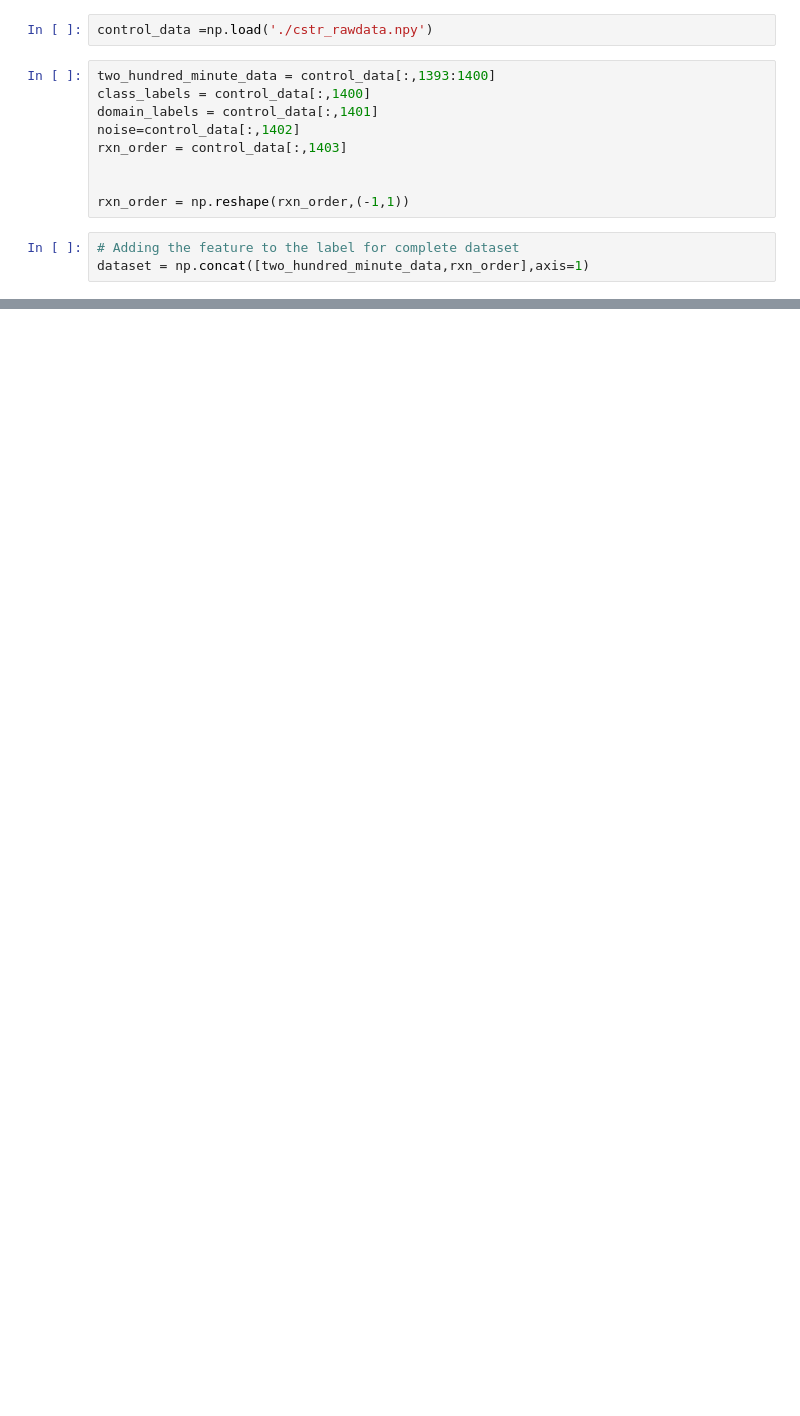
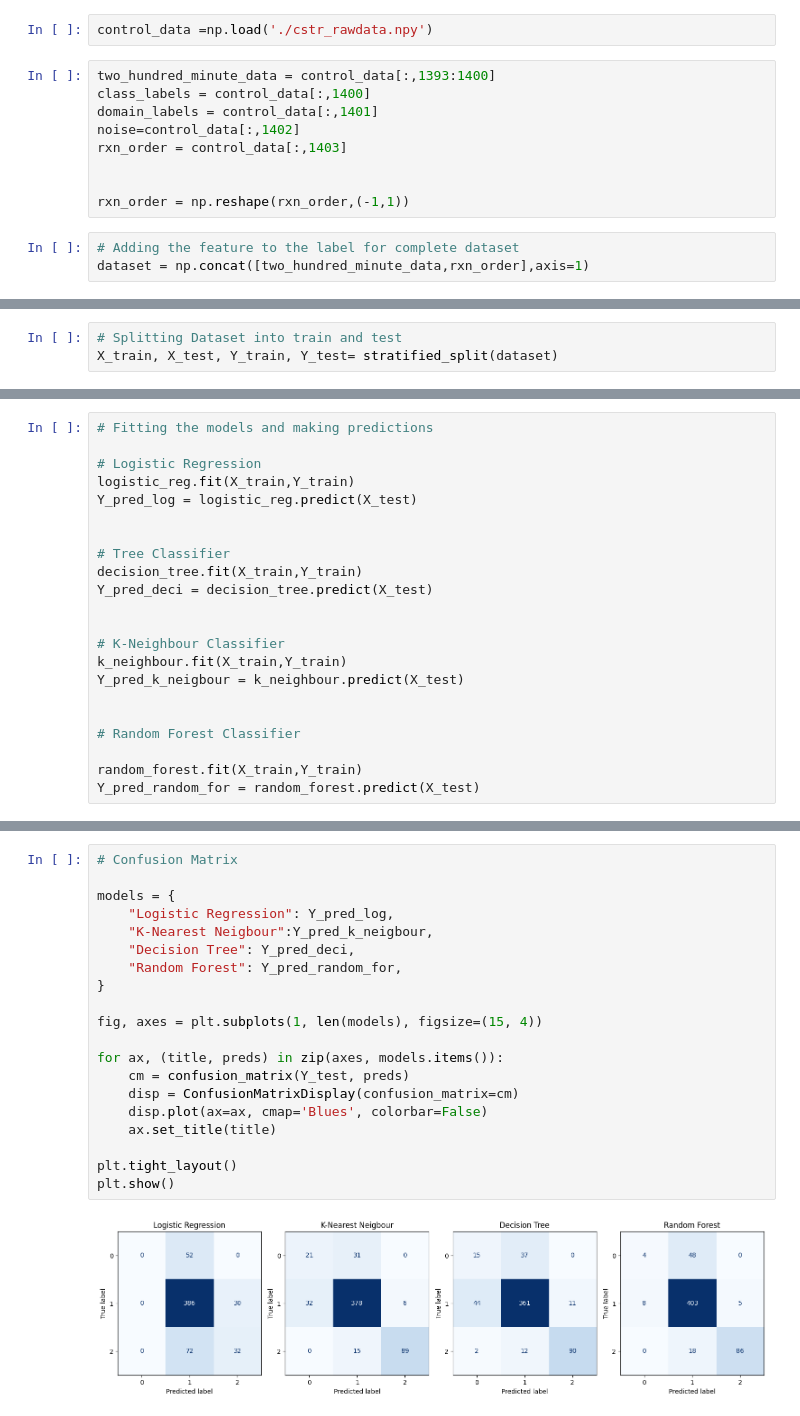
Before and after one commit to Favour-Aransiola/Prediction-of-CSTR-Reaction-Order, a Jupyter notebook: prediction.ipynb, the cells around one changed output, grey strips where cells are left out. Drawn from its saved outputs; the diff is of its cells as text; blank space fills up the shorter version.

Commit message:
Prediction

```diff
--- a/prediction.ipynb
+++ b/prediction.ipynb
@@ -34,0 +106,3 @@ dtype: int64
+# %%
+# Splitting Dataset into train and test
+X_train, X_test, Y_train, Y_test= stratified_split(dataset)
@@ -34,0 +114,22 @@ dtype: int64
+# %%
+# Fitting the models and making predictions
+
+# Logistic Regression
+logistic_reg.fit(X_train,Y_train)
+Y_pred_log = logistic_reg.predict(X_test)
+
+
+# Tree Classifier
+decision_tree.fit(X_train,Y_train)
+Y_pred_deci = decision_tree.predict(X_test)
+
+
+# K-Neighbour Classifier
+k_neighbour.fit(X_train,Y_train)
+Y_pred_k_neigbour = k_neighbour.predict(X_test)
+
+
+# Random Forest Classifier
+
+random_forest.fit(X_train,Y_train)
+Y_pred_random_for = random_forest.predict(X_test)
@@ -34,0 +151,22 @@ dtype: int64
+# %%
+# Confusion Matrix
+
+models = {
+    "Logistic Regression": Y_pred_log,
+    "K-Nearest Neigbour":Y_pred_k_neigbour,
+    "Decision Tree": Y_pred_deci,
+    "Random Forest": Y_pred_random_for,
+}
+
+fig, axes = plt.subplots(1, len(models), figsize=(15, 4))
+
+for ax, (title, preds) in zip(axes, models.items()):
+    cm = confusion_matrix(Y_test, preds)
+    disp = ConfusionMatrixDisplay(confusion_matrix=cm)
+    disp.plot(ax=ax, cmap='Blues', colorbar=False)
+    ax.set_title(title)
+
+plt.tight_layout()
+plt.show()
+# %% [output]
+[figure, added]
```
Also changed, not shown: parts of 11 cells of this notebook.
